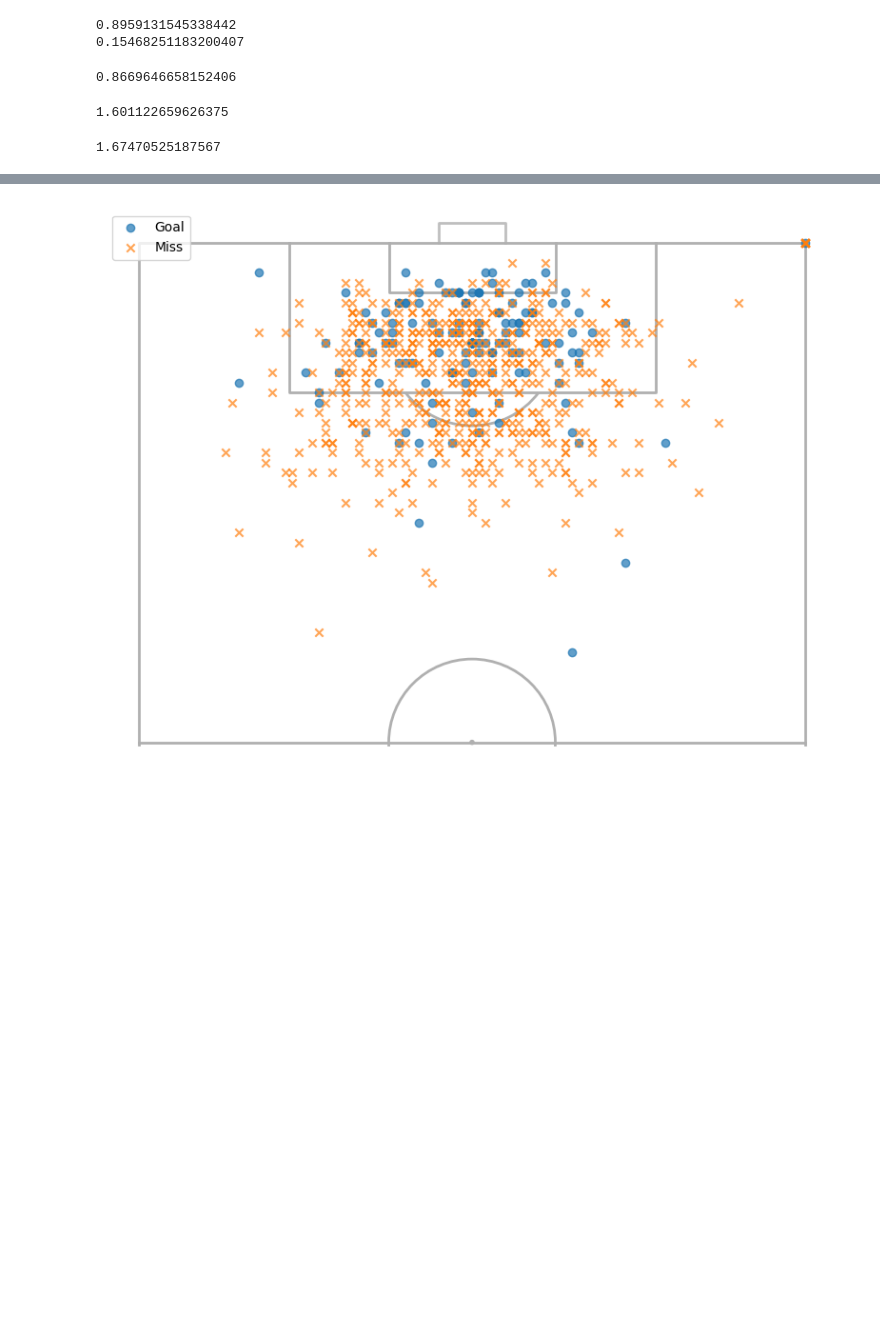
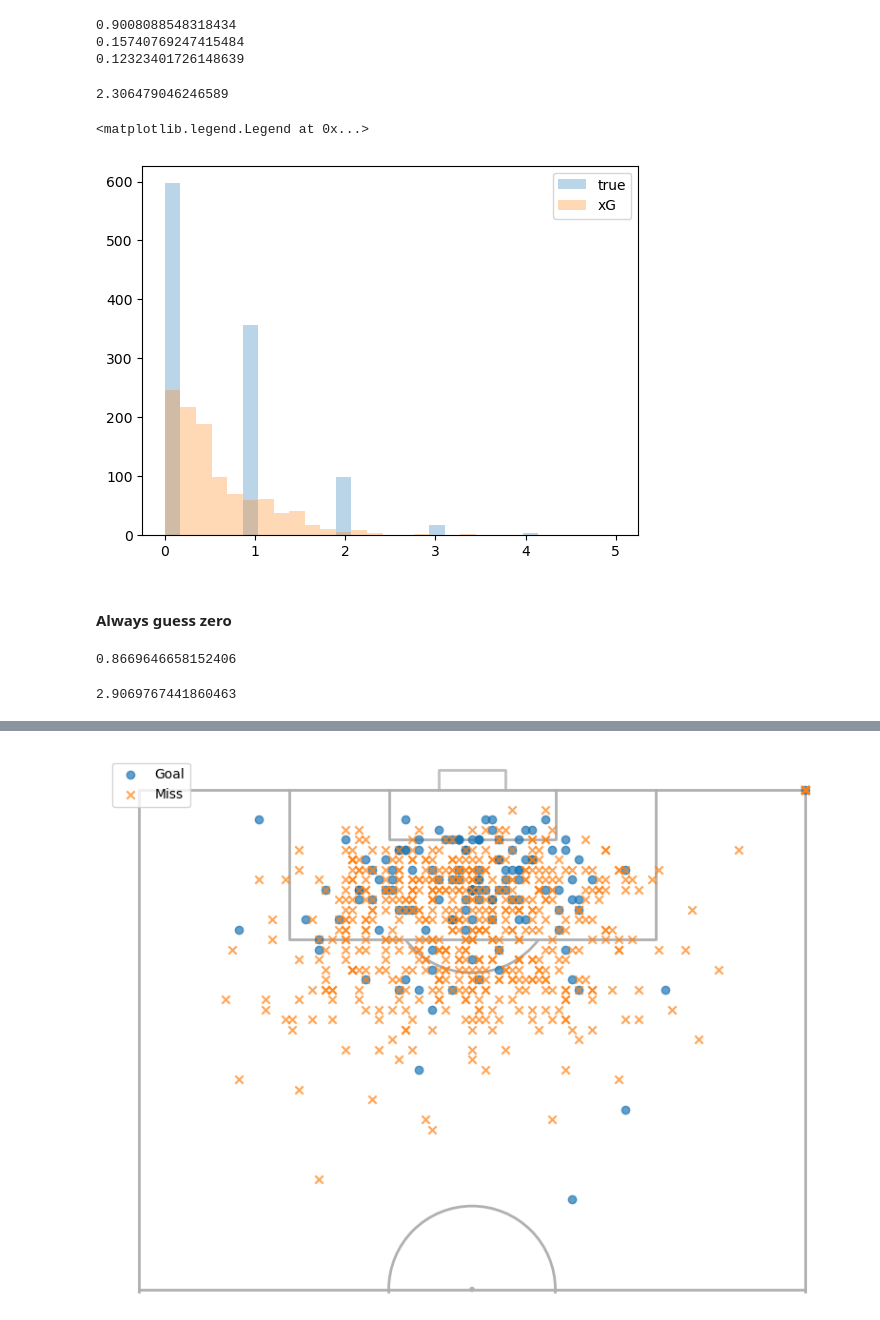
Before and after one commit to andreasaarrestad/expected-goals, a Jupyter notebook: model.ipynb, the cells around one changed output, grey strips where cells are left out. Saved outputs shown, nothing was run; the diff lists cells and outputs as text; code cells hidden in the pictures; blank space fills up the shorter version.

```diff
--- a/model.ipynb
+++ b/model.ipynb
@@ -9,4 +9,4 @@ pd.options.mode.chained_assignment = None  # default='warn'
 from preprocessing import *
 
 from pipeline import *
-df_merged  = transform_events(compute_solid_angle=True)
+df_merged  = transform_events(compute_solid_angle=False)
@@ -33,6 +30,6 @@ df_merged
 df = df_merged[['posx', 'posy', 'goal', 'side', 'minutes', 'quarter', 'distance', 'angle', 'header', 'penalty', 'shot', 'red_card_home_cum',
        'red_card_away_cum', 'yellow_card_home_cum', 'yellow_card_away_cum',
        'attacks_home_cum', 'attacks_away_cum', 'dangerous_attacks_home_cum',
-       'dangerous_attacks_away_cum', 'turnover_cum', 'match_id', 'solid_angle']]
+       'dangerous_attacks_away_cum', 'turnover_cum', 'match_id']]
 # %%
 df['side'] = df['side'].apply(lambda x: 1 if x=='away' else 0)
@@ -40,5 +37,5 @@ train, test = train_test_split(df, test_size=0.2, stratify=df['goal'], random_st
 # %%
-model = xgb.XGBClassifier()
+model = xgb.XGBClassifier(n_estimators = 50, max_depth = 7, alpha=0)
 model.fit(train.drop(['goal', 'match_id'], axis=1, inplace=False), train['goal'])
 model.save_model("test.json")
 # %%
@@ -52,21 +49,33 @@ train['xG'] = y_pred_train[:, 1]
 
 print(accuracy_score(y_true, y_pred[:, 1] > 0.5))
 print(mean_absolute_error(y_true, y_pred[:, 1]))
+print(mean_absolute_error(train['goal'], y_pred_train[:, 1]))
 # %% [output]
-0.8959131545338442
-0.15468251183200407
+0.9008088548318434
+0.15740769247415484
+0.12323401726148639
+# %%
+df_goals = test.groupby(['match_id', 'side'])[['goal', 'xG']].sum()
+df_goals['mae'] = np.abs(df_goals['goal'] - df_goals['xG'])
+mae = df_goals['mae'].sum()/df_goals.shape[0]
+5*mae
+# %% [output]
+2.306479046246589
+# %%
+bins = np.linspace(0, 5, 30)
+plt.hist(df_goals['goal'], alpha=0.3, bins =bins, label = 'true')
+plt.hist(df_goals['xG'], alpha=0.3, bins=bins, label='xG')
+plt.legend()
+# %% [output]
+<matplotlib.legend.Legend at 0x...>
+[figure, added]
+# %% [markdown]
+#### Always guess zero
 # %%
 test[test['goal']==0].shape[0]/test.shape[0]
 # %% [output]
 0.8669646658152406
-# %%
-df_goals = test.groupby(['match_id', 'side'])[['goal', 'xG']].sum()
-df_goals['mae'] = np.abs(df_goals['goal'] - df_goals['xG'])
-mae = df_goals['mae'].sum()/df_goals.shape[0]
-5*mae
-# %% [output]
-1.601122659626375
 # %%
 5*df_goals['goal'].sum()/(df_goals.shape[0])
 # %% [output]
-1.67470525187567
+2.9069767441860463
```
Also changed, not shown: parts of 13 cells of this notebook, 1 other file.
